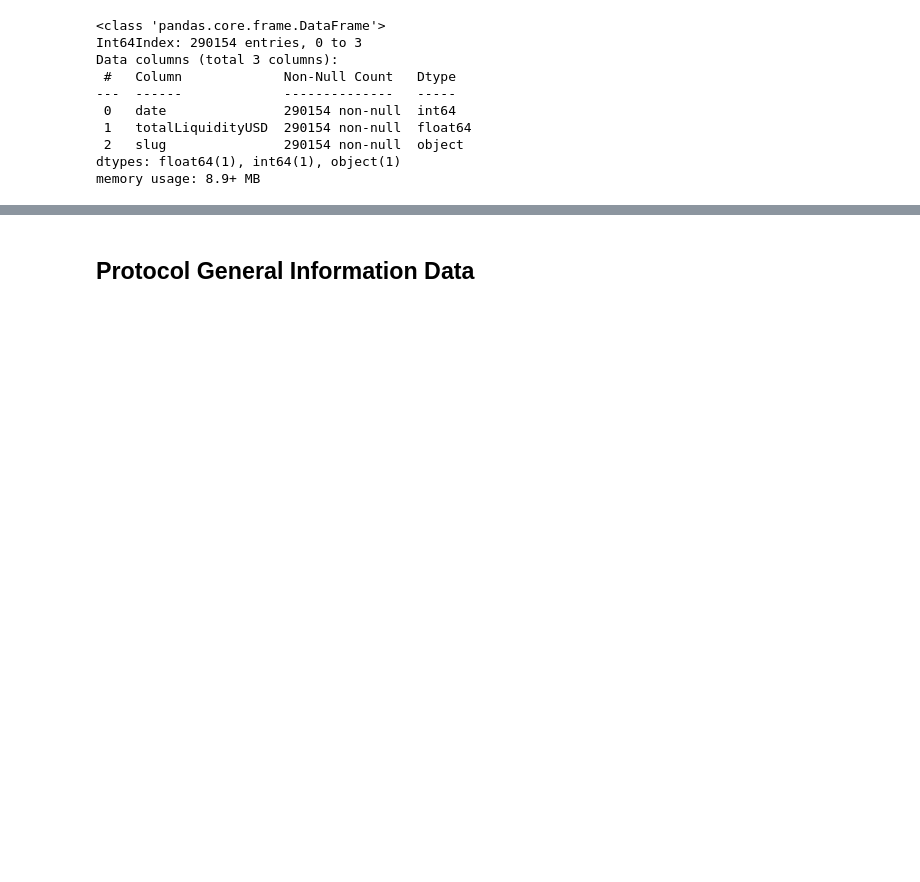
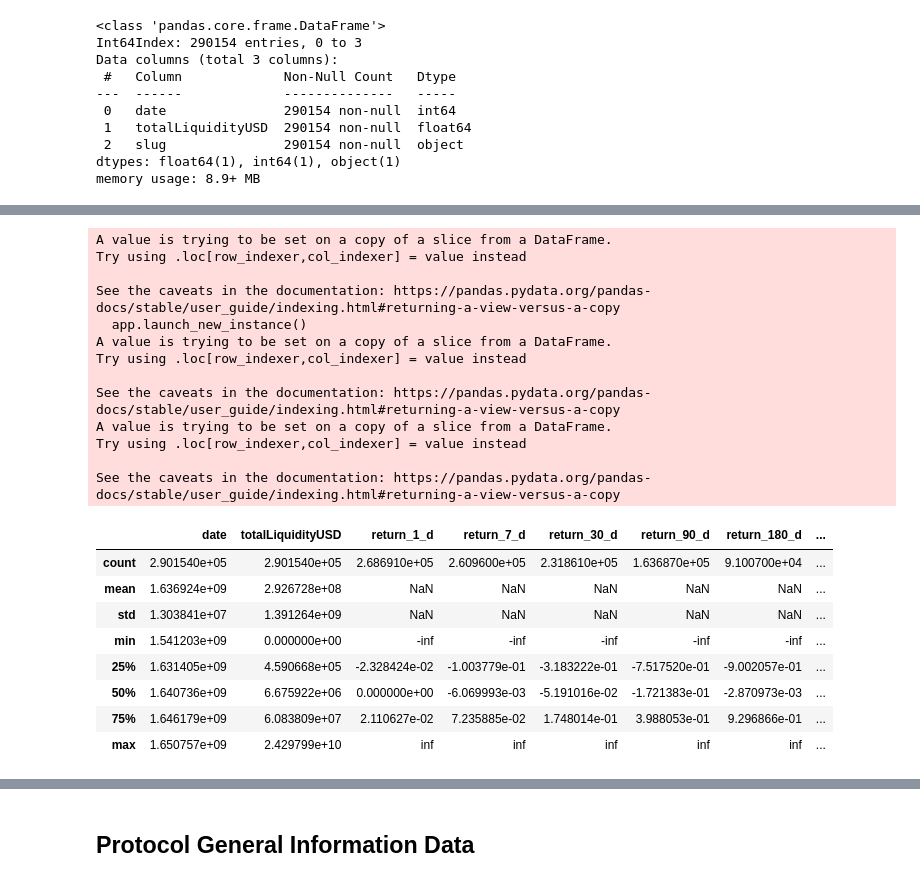
Before and after one commit to custom-hyper/DeFi_Lama_API, a Jupyter notebook: DeFi_Lama.ipynb, the cells around one changed output, grey strips where cells are left out. Saved outputs shown, nothing was run; the diff lists cells and outputs as text; code cells hidden in the pictures; blank space fills up the shorter version.

```diff
--- a/DeFi_Lama.ipynb
+++ b/DeFi_Lama.ipynb
@@ -217,0 +241,5 @@ memory usage: 8.9+ MB
+# %%
+table = "deFi_lama_tvl"
+df = pd.read_sql('select * from {}'.format(table), conn_SQLite)
+
+df.head()
@@ -217,0 +253,58 @@ memory usage: 8.9+ MB
+# %%
+data = df
+token_list = data['slug'].unique()
+frames = []
+period = 'd'
+
+#@title Generate Indicators { display-mode: "code" }
+for  i in token_list:
+
+ # data_token = data.loc('CoinGecko_id'str(i))
+  data_token = data[data['slug'] == i]
+
+	#return
+  re_day = [1, 7, 30, 90, 180, 365]
+  for ma in re_day:
+    column_name = "return_{}_{}".format(ma,period)
+    data_token[column_name] =  np.log(data_token['totalLiquidityUSD'] / data_token['totalLiquidityUSD'].shift(ma))
+
+  # Standard Deviation, Variance
+  timeperiod_list = [ 5, 15,30,90]
+  for timeperiod in timeperiod_list:
+    stddev = "std_dev_{}_{}".format(timeperiod,period)
+    var = "var_{}_{}".format(timeperiod,period)
+
+    data_token[stddev] = ta.STDDEV(data_token['totalLiquidityUSD'], timeperiod=timeperiod, nbdev=1)
+    data_token[var] = ta.VAR(data_token['totalLiquidityUSD'], timeperiod=timeperiod, nbdev=1)
+
+
+
+  frames.append(data_token)
+
+
+
+single = pd.concat(frames) #Careful, this line must be outside of the for loop
+single.describe()
+# %% [output]
+A value is trying to be set on a copy of a slice from a DataFrame.
+Try using .loc[row_indexer,col_indexer] = value instead
+
+See the caveats in the documentation: https://pandas.pydata.org/pandas-docs/stable/user_guide/indexing.html#returning-a-view-versus-a-copy
+  app.launch_new_instance()
+A value is trying to be set on a copy of a slice from a DataFrame.
+Try using .loc[row_indexer,col_indexer] = value instead
+
+See the caveats in the documentation: https://pandas.pydata.org/pandas-docs/stable/user_guide/indexing.html#returning-a-view-versus-a-copy
+A value is trying to be set on a copy of a slice from a DataFrame.
+Try using .loc[row_indexer,col_indexer] = value instead
+
+See the caveats in the documentation: https://pandas.pydata.org/pandas-docs/stable/user_guide/indexing.html#returning-a-view-versus-a-copy
+|  | date | totalLiquidityUSD | return_1_d | return_7_d | return_30_d | return_90_d | return_180_d | ... |
+| count | 2.901540e+05 | 2.901540e+05 | 2.686910e+05 | 2.609600e+05 | 2.318610e+05 | 1.636870e+05 | 9.100700e+04 | ... |
+| mean | 1.636924e+09 | 2.926728e+08 | NaN | NaN | NaN | NaN | NaN | ... |
+| std | 1.303841e+07 | 1.391264e+09 | NaN | NaN | NaN | NaN | NaN | ... |
+| min | 1.541203e+09 | 0.000000e+00 | -inf | -inf | -inf | -inf | -inf | ... |
+| 25% | 1.631405e+09 | 4.590668e+05 | -2.328424e-02 | -1.003779e-01 | -3.183222e-01 | -7.517520e-01 | -9.002057e-01 | ... |
+| 50% | 1.640736e+09 | 6.675922e+06 | 0.000000e+00 | -6.069993e-03 | -5.191016e-02 | -1.721383e-01 | -2.870973e-03 | ... |
+| 75% | 1.646179e+09 | 6.083809e+07 | 2.110627e-02 | 7.235885e-02 | 1.748014e-01 | 3.988053e-01 | 9.296866e-01 | ... |
+| max | 1.650757e+09 | 2.429799e+10 | inf | inf | inf | inf | inf | ... |
```
Also changed, not shown: parts of 10 cells of this notebook.
